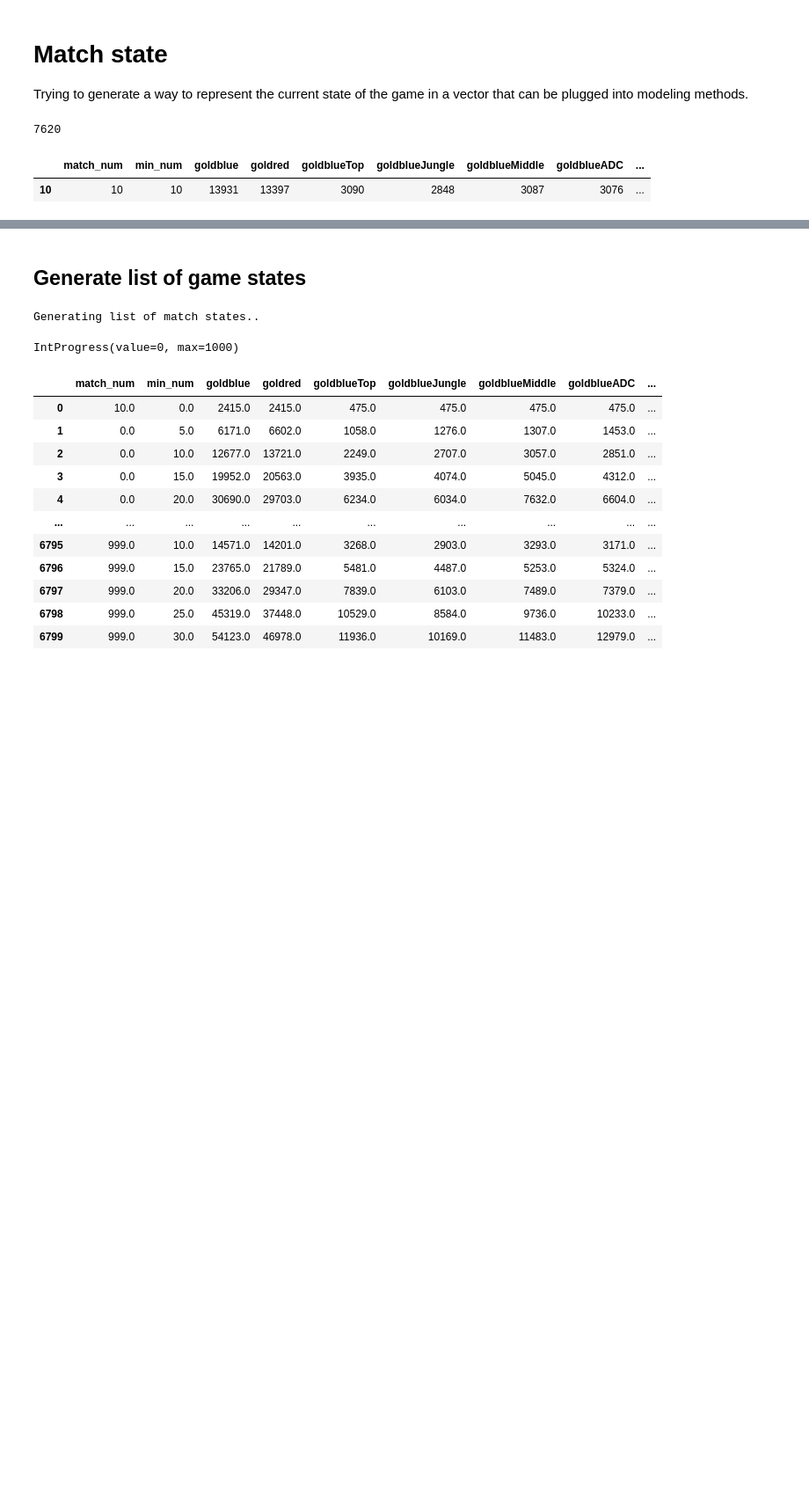
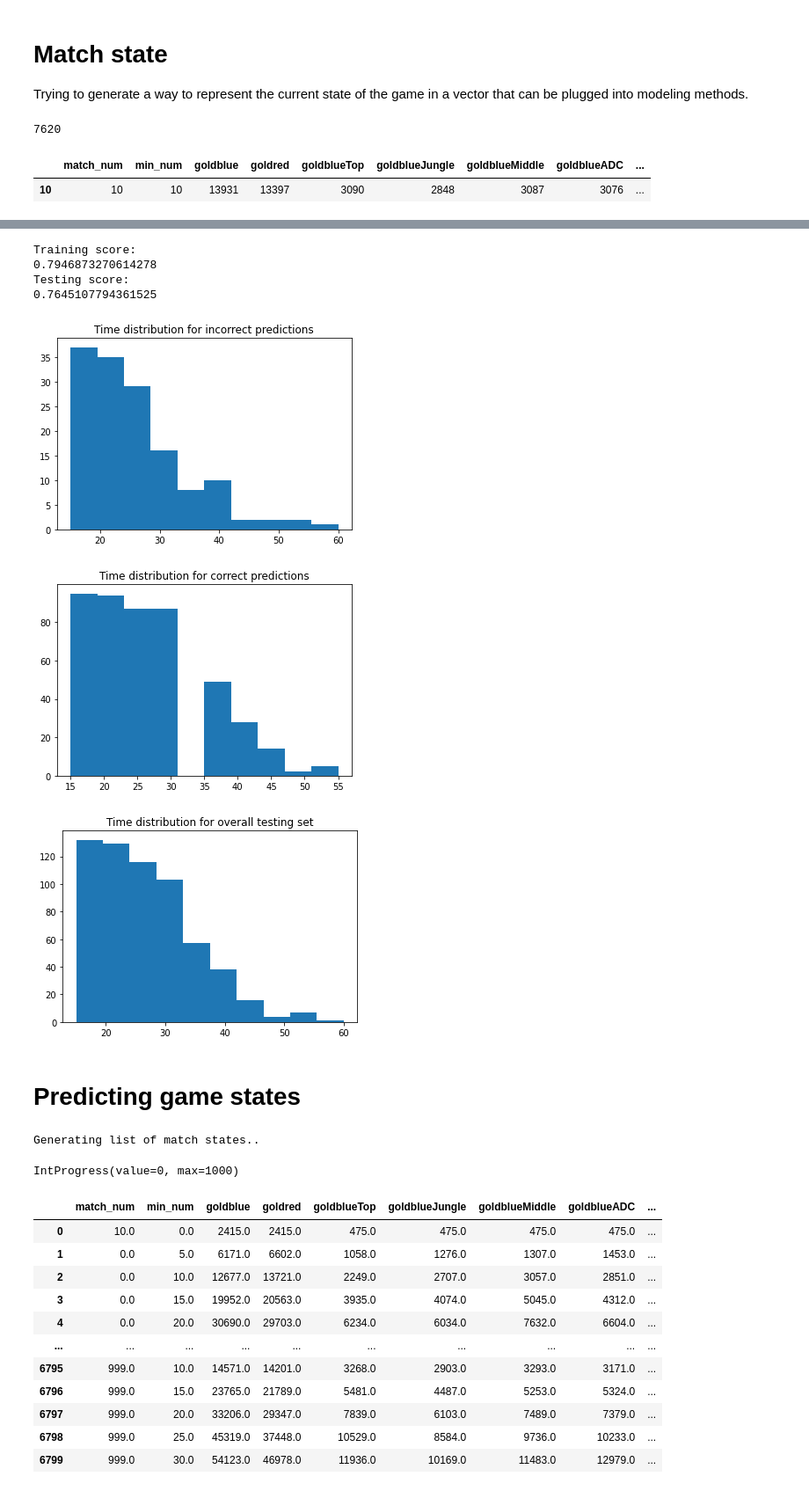
Before and after one commit to LegoYoda112/datasci-LOL-analysis, a Jupyter notebook: Game state.ipynb, the cells around one changed output, grey strips where cells are left out. Shown at 88% size. Saved outputs shown, nothing was run; the diff lists cells and outputs as text; code cells hidden in the pictures; blank space fills up the shorter version.

Commit message:
Updated to do predictions of win directly from state

```diff
--- a/Game state.ipynb
+++ b/Game state.ipynb
@@ -104,5 +152,51 @@ state
+# %%
+y = np.array(y)
+
+# Drop the unesscasary values from state list
+X = state_list.drop(columns=["match_num"])
+
+# Chop off early match values
+X = state_list[state_list["min_num"] > 10]
+new_y = y[list(state_list["min_num"] > 10)]
+# %%
+from sklearn.neural_network import MLPClassifier
+from sklearn.model_selection import train_test_split
+
+X_train, X_test, y_train, y_test = train_test_split(X, new_y, random_state=1)
+regr = MLPClassifier(random_state=3, max_iter=1500, hidden_layer_sizes=(500, 200, 50, 5, 50, 200))
+regr.fit(X_train, y_train)
+print("Training score: ")
+print(regr.score(X_train, y_train))
+print("Testing score: ")
+print(regr.score(X_test, y_test))
+# %% [output]
+Training score:
+0.7946873270614278
+Testing score:
+0.7645107794361525
+# %%
+test_match = 11
+
+a = regr.predict(X_test)
+b = y_test
+
+plt.hist(X_test[a != b]['min_num'])
+plt.title("Time distribution for incorrect predictions")
+plt.show()
+
+plt.hist(X_test[a == b]['min_num'])
+plt.title("Time distribution for correct predictions")
+plt.show()
+
+plt.hist(X_test['min_num'])
+plt.title("Time distribution for overall testing set")
+plt.show()
+# %% [output]
+[figure, added]
+[figure, added]
+[figure, added]
 # %% [markdown]
-## Generate list of game states
+# Predicting game states
 # %%
 state_list = get_match_state(test_match_num, 0)
 
```
Also changed, not shown: parts of 5 cells of this notebook.
